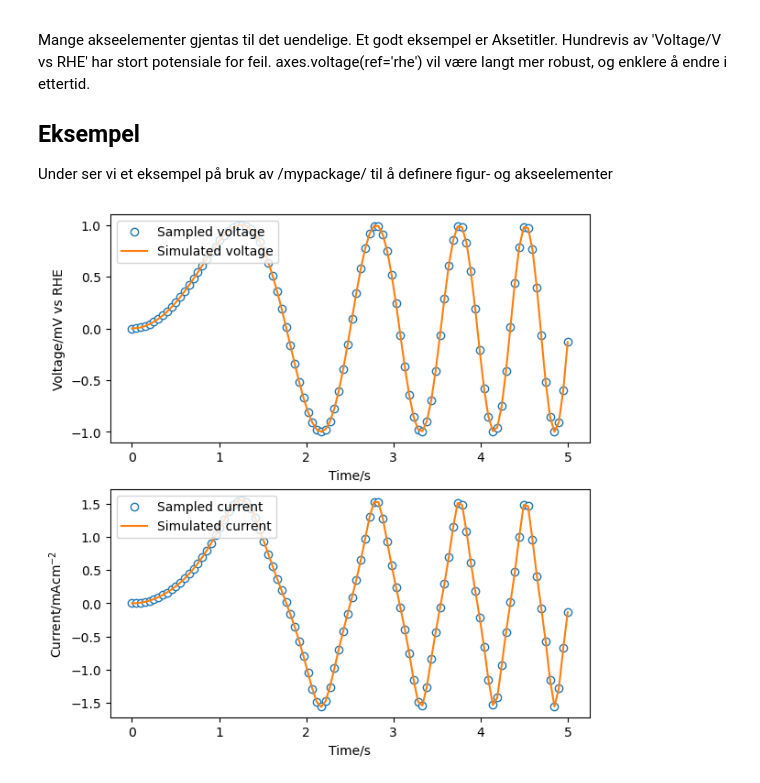
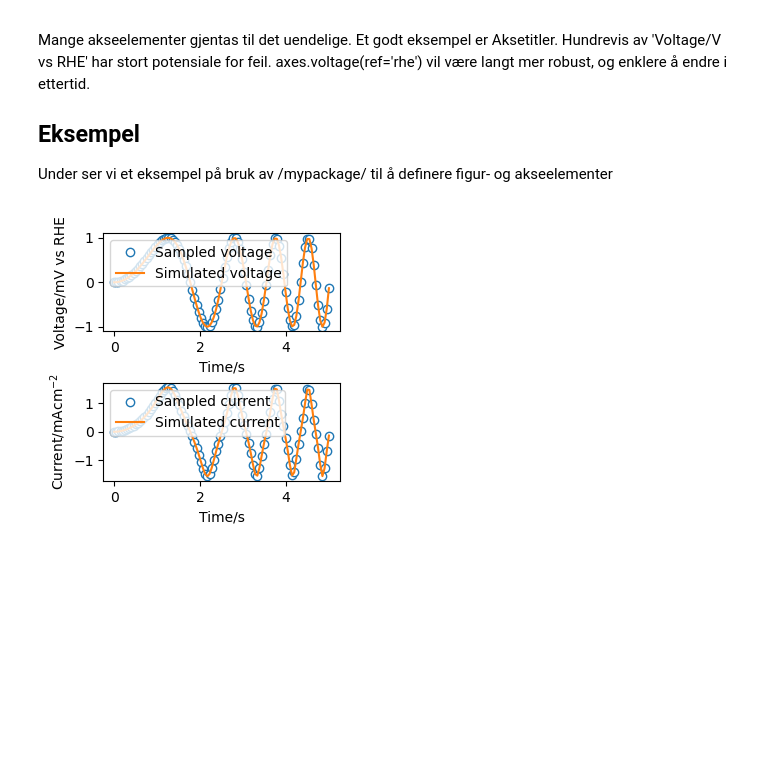
Before and after one commit to kristianfkt/latexpythontips, a Jupyter notebook: plotting.ipynb, the cells around one changed output. Drawn from its saved outputs; the diff is of its cells as text; code cells hidden in the pictures; blank space fills up the shorter version.

```diff
--- a/plotting.ipynb
+++ b/plotting.ipynb
@@ -20,32 +20,32 @@ importlib.reload(mypackage.axes)
 importlib.reload(mypackage.figs)
 
 mypackage.figs.style() #Alle figurer får samme stil
 
 
 #Definer figur med konsekvent størrelse
-fig,axs = plt.subplots(2,1, figsize=mypackage.figs.square(), constrained_layout=True)
+fig,axs = plt.subplots(2,1, figsize=mypackage.figs.square(0.5), constrained_layout=True)
 
 #Set noen aksetitler
 axs[0].set_xlabel(mypackage.axes.time(unit='s'))
 axs[0].set_ylabel(mypackage.axes.voltage(prefix='milli', ref='RHE'))
 axs[1].set_xlabel(mypackage.axes.time(unit='s'))
 axs[1].set_ylabel(mypackage.axes.current(prefix='milli', density='cm'))
 
 x=np.linspace(0,5,100)
 y=np.sin(x**2)
 z=np.tan(y)
 
 axs[0].plot(x,y, marker='o', mfc='w', ls='none', label='Sampled voltage')
 axs[0].plot(x,y, label='Simulated voltage')
 
 axs[1].plot(x,z, marker='o', mfc='w', ls='none', label='Sampled current')
 axs[1].plot(x,z, label='Simulated current')
 
 for ax in axs.ravel():
     ax.legend(loc='upper left')
 
 
 #Lagre med flere formatr
 mypackage.figs.savefig(fig, 'example_1')
 # %% [output]
-[figure, old version]
+[figure, new version]
```
Also changed, not shown: 11 other files.
